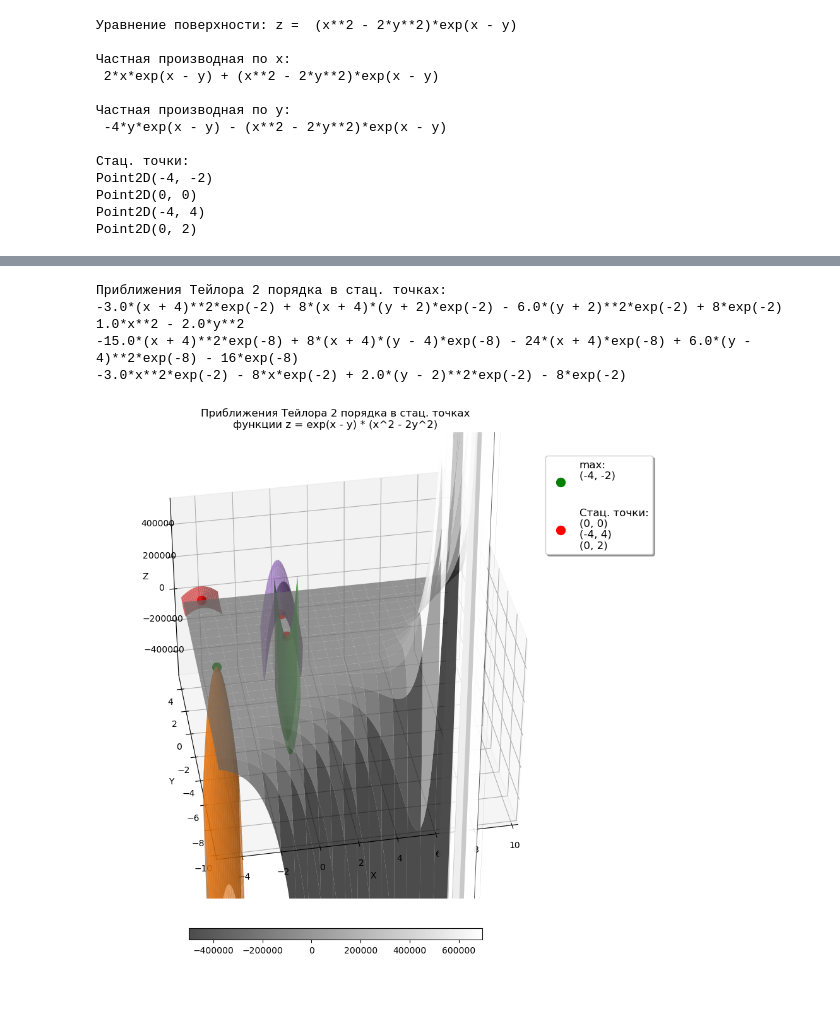
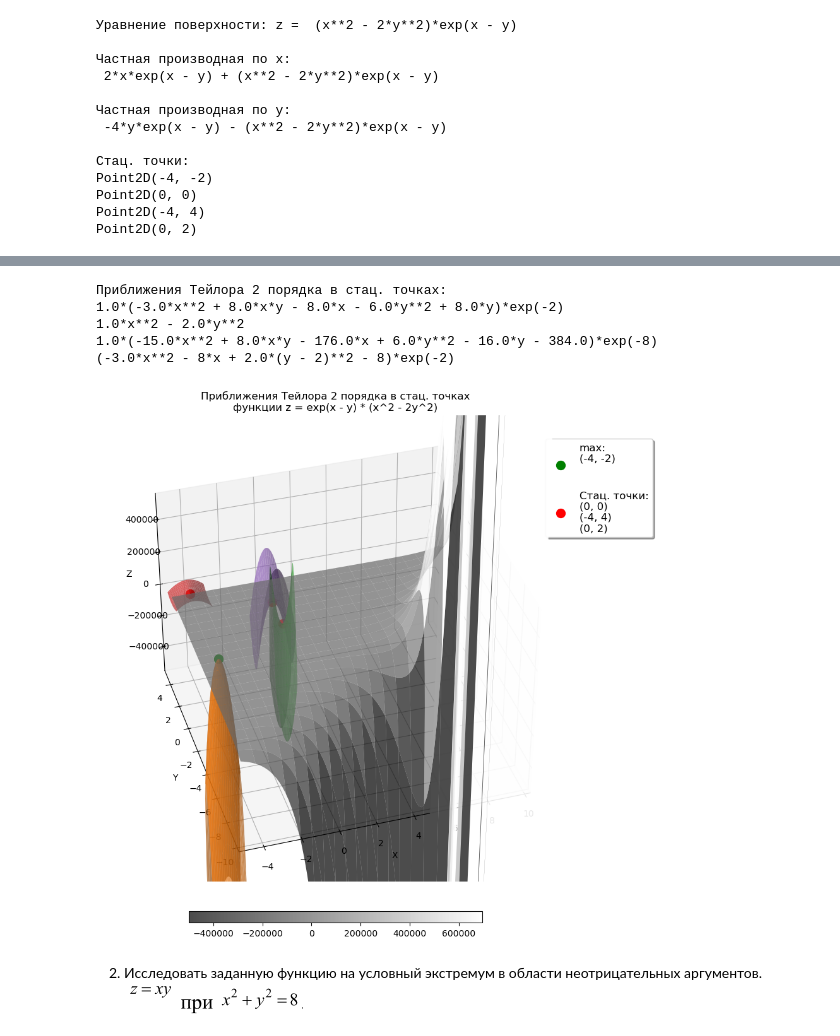
Before and after one commit to Jrvvv/Math_With_Py, a Jupyter notebook: math/TotalWork2.ipynb, the cells around one changed output, grey strips where cells are left out. Drawn from its saved outputs; the diff is of its cells as text; code cells hidden in the pictures; blank space fills up the shorter version.

```diff
--- a/math/TotalWork2.ipynb
+++ b/math/TotalWork2.ipynb
@@ -88,9 +126,9 @@ diff(diff(z, x, 1), y, 1).subs([(x, p[0]), (y, p[1])]) * (x - p[0]) * (y - p[1])
 # z_t1 = (z.subs([(x, p[0]), (y, p[1])]) +
 # z_d_x.subs([(x, p[0]), (y, p[1])]) * (x - p[0]) +
 # z_d_y.subs([(x, p[0]), (y, p[1])]) * (y - p[1]) +
-# 100000 * diff(z, x, 2).subs([(x, p[0]), (y, p[1])]) * (x - p[0])**2 +
-# 100000 * diff(z, y, 2).subs([(x, p[0]), (y, p[1])]) * (y - p[1])**2 +
-# 50000 * diff(diff(z, x, 1), y, 1).subs([(x, p[0]), (y, p[1])]) * (x - p[0]) * (y - p[1]))
+# 1000000 * diff(z, x, 2).subs([(x, p[0]), (y, p[1])]) * (x - p[0])**2 +
+# 1000000 * diff(z, y, 2).subs([(x, p[0]), (y, p[1])]) * (y - p[1])**2 +
+# 500000 * diff(diff(z, x, 1), y, 1).subs([(x, p[0]), (y, p[1])]) * (x - p[0]) * (y - p[1]))
 
 p = p2
 
@@ -104,9 +142,9 @@ diff(diff(z, x, 1), y, 1).subs([(x, p[0]), (y, p[1])]) * (x - p[0]) * (y - p[1])
 # z_t2 = (z.subs([(x, p[0]), (y, p[1])]) +
 # z_d_x.subs([(x, p[0]), (y, p[1])]) * (x - p[0]) +
 # z_d_y.subs([(x, p[0]), (y, p[1])]) * (y - p[1]) +
-# 50000 * diff(z, x, 2).subs([(x, p[0]), (y, p[1])]) * (x - p[0])**2 +
-# 50000 * diff(z, y, 2).subs([(x, p[0]), (y, p[1])]) * (y - p[1])**2 +
-# 25000 * diff(diff(z, x, 1), y, 1).subs([(x, p[0]), (y, p[1])]) * (x - p[0]) * (y - p[1]))
+# 500000 * diff(z, x, 2).subs([(x, p[0]), (y, p[1])]) * (x - p[0])**2 +
+# 500000 * diff(z, y, 2).subs([(x, p[0]), (y, p[1])]) * (y - p[1])**2 +
+# 250000 * diff(diff(z, x, 1), y, 1).subs([(x, p[0]), (y, p[1])]) * (x - p[0]) * (y - p[1]))
 
 
 p = p3
@@ -121,9 +159,9 @@ diff(diff(z, x, 1), y, 1).subs([(x, p[0]), (y, p[1])]) * (x - p[0]) * (y - p[1])
 # z_t3 = (z.subs([(x, p[0]), (y, p[1])]) +
 # z_d_x.subs([(x, p[0]), (y, p[1])]) * (x - p[0]) +
 # z_d_y.subs([(x, p[0]), (y, p[1])]) * (y - p[1]) +
-# 50000 * diff(z, x, 2).subs([(x, p[0]), (y, p[1])]) * (x - p[0])**2 +
-# 50000 * diff(z, y, 2).subs([(x, p[0]), (y, p[1])]) * (y - p[1])**2 +
-# 25000 * diff(diff(z, x, 1), y, 1).subs([(x, p[0]), (y, p[1])]) * (x - p[0]) * (y - p[1]))
+# 5000000 * diff(z, x, 2).subs([(x, p[0]), (y, p[1])]) * (x - p[0])**2 +
+# 5000000 * diff(z, y, 2).subs([(x, p[0]), (y, p[1])]) * (y - p[1])**2 +
+# 2500000 * diff(diff(z, x, 1), y, 1).subs([(x, p[0]), (y, p[1])]) * (x - p[0]) * (y - p[1]))
 
 p = p4
 
@@ -137,21 +175,21 @@ diff(diff(z, x, 1), y, 1).subs([(x, p[0]), (y, p[1])]) * (x - p[0]) * (y - p[1])
 # z_t4 = (z.subs([(x, p[0]), (y, p[1])]) +
 # z_d_x.subs([(x, p[0]), (y, p[1])]) * (x - p[0]) +
 # z_d_y.subs([(x, p[0]), (y, p[1])]) * (y - p[1]) +
-# 50000 * diff(z, x, 2).subs([(x, p[0]), (y, p[1])]) * (x - p[0])**2 +
-# 50000 * diff(z, y, 2).subs([(x, p[0]), (y, p[1])]) * (y - p[1])**2 +
-# 25000 * diff(diff(z, x, 1), y, 1).subs([(x, p[0]), (y, p[1])]) * (x - p[0]) * (y - p[1]))
+# 500000 * diff(z, x, 2).subs([(x, p[0]), (y, p[1])]) * (x - p[0])**2 +
+# 500000 * diff(z, y, 2).subs([(x, p[0]), (y, p[1])]) * (y - p[1])**2 +
+# 250000 * diff(diff(z, x, 1), y, 1).subs([(x, p[0]), (y, p[1])]) * (x - p[0]) * (y - p[1]))
 
 print('\nПриближения Тейлора 2 порядка в стац. точках:')
-print(z_t1)
-print(z_t2)
-print(z_t3)
-print(z_t4)
+print(simplify(z_t1))
+print(simplify(z_t2))
+print(simplify(z_t3))
+print(simplify(z_t4))
 # %% [output]
 Приближения Тейлора 2 порядка в стац. точках:
--3.0*(x + 4)**2*exp(-2) + 8*(x + 4)*(y + 2)*exp(-2) - 6.0*(y + 2)**2*exp(-2) + 8*exp(-2)
+1.0*(-3.0*x**2 + 8.0*x*y - 8.0*x - 6.0*y**2 + 8.0*y)*exp(-2)
 1.0*x**2 - 2.0*y**2
--15.0*(x + 4)**2*exp(-8) + 8*(x + 4)*(y - 4)*exp(-8) - 24*(x + 4)*exp(-8) + 6.0*(y - 4)**2*exp(-8) - 16*exp(-8)
--3.0*x**2*exp(-2) - 8*x*exp(-2) + 2.0*(y - 2)**2*exp(-2) - 8*exp(-2)
+1.0*(-15.0*x**2 + 8.0*x*y - 176.0*x + 6.0*y**2 - 16.0*y - 384.0)*exp(-8)
+(-3.0*x**2 - 8*x + 2.0*(y - 2)**2 - 8)*exp(-2)
 # %%
 # построение графика
 
@@ -180,11 +218,8 @@ ax.set_xlim(-5, 10)
 ax.set_ylim(-10, 5)
 
 # -------------------- Taylor eq in point 1 --------------------------
-f1_t = lambda x, y: (-6000000*(x + 4)**2*exp(-2) +
-                      4000000*(x + 4)*(y + 2)*exp(-2) -
-                      12000000*(y + 2)**2*exp(-2) + 8*exp(-2))
 
-# # ax = fig.add_subplot(1, 1, 1, projection='3d')
+f1_t = lambda x, y: (8*(-750000*(x + 4)**2 + 500000*(x + 4)*(y + 2) - 1500000*(y + 2)**2 + 1)*exp(-2))
 
 xval = np.linspace(-5, -3, 100) # разбиение для x
 yval = np.linspace(-3, -1, 100) # разбиение для y
@@ -195,10 +230,8 @@ z = f1_t(x, y) # вычисляем значения z в точках
 
 surf = ax.plot_surface(x, y, z, rstride=5, cstride=5, alpha=0.7) # строим плоскость
 
-# -------------------- Taylor eq in point 2 --------------------------
+# # -------------------- Taylor eq in point 2 --------------------------
 f2_t = lambda x, y: (1000000*x**2 - 2000000*y**2)
-
-# # ax = fig.add_subplot(1, 1, 1, projection='3d')
 
 xval = np.linspace(-0.6, 0.6, 100) # разбиение для x
 yval = np.linspace(-0.6, 0.6, 100) # разбиение для y
@@ -210,12 +243,10 @@ z = f2_t(x, y) # вычисляем значения z в точках
 surf = ax.plot_surface(x, y, z, rstride=5, cstride=5, alpha=0.7) # строим плоскость
 
 
-# -------------------- Taylor eq in point 3 --------------------------
+# # -------------------- Taylor eq in point 3 --------------------------
 
-f3_t = lambda x, y: (-150000000*(x + 4)**2*exp(-8) + 20000000*(x + 4)*(y - 4)*exp(-8) -
-                      24*(x + 4)*exp(-8) + 60000000*(y - 4)**2*exp(-8) - 16*exp(-8))
-
-# # ax = fig.add_subplot(1, 1, 1, projection='3d')
+f3_t = lambda x, y: (8*(-18750000*x**2 + 2500000*x*y - 160000003*x +
+                         7500000*y**2 - 50000000*y - 220000014)*exp(-8))
 
 xval = np.linspace(-5, -3, 100) # разбиение для x
 yval = np.linspace(3, 5, 100) # разбиение для y
@@ -227,11 +258,9 @@ z = f3_t(x, y) # вычисляем значения z в точках
 surf = ax.plot_surface(x, y, z, rstride=5, cstride=5, alpha=0.7) # строим плоскость
 
 
-# -------------------- Taylor eq in point 4 --------------------------
+# # -------------------- Taylor eq in point 4 --------------------------
 
-f3_t = lambda x, y: (-3000000*x**2*exp(-2) - 8*x*exp(-2) + 2000000*(y - 2)**2*exp(-2) - 8*exp(-2))
-
-# # ax = fig.add_subplot(1, 1, 1, projection='3d')
+f3_t = lambda x, y: (8*(-375000*x**2 - x + 250000*(y - 2)**2 - 1)*exp(-2))
 
 xval = np.linspace(-1, 1, 100) # разбиение для x
 yval = np.linspace(1, 3, 100) # разбиение для y
@@ -242,34 +271,38 @@ z = f3_t(x, y) # вычисляем значения z в точках
 
 surf = ax.plot_surface(x, y, z, rstride=5, cstride=5, alpha=0.7) # строим плоскость
 
-# --------------------------------------------------------------------
+# # --------------------------------------------------------------------
 
 # точки на плоскости
 p1 = np.array([[float(p1[0])], [float(p1[1])], [f(float(p1[0]), float(p1[1]))]])
 p2 = np.array([[float(p2[0])], [float(p2[1])], [f(float(p2[0]), float(p2[1]))]])
 p3 = np.array([[float(p3[0])], [float(p3[1])], [f(float(p3[0]), float(p3[1]))]])
 p4 = np.array([[float(p4[0])], [float(p4[1])], [f(float(p4[0]), float(p4[1]))]])
 
 # построение точек
 ax.scatter(p1[0], p1[1], p1[2], c='green', marker='.', s=400,
             label='max:\n(-4, -2)\n\n')
 ax.scatter(p2[0], p2[1], p2[2], c='red', marker='.', s=400,
             label='Стац. точки:\n(0, 0)\n(-4, 4)\n(0, 2)')
 ax.scatter(p3[0], p3[1], p3[2], c='red', marker='.', s=400)
 ax.scatter(p4[0], p4[1], p4[2], c='red', marker='.', s=400)
 
 plt.legend(bbox_to_anchor=(0.95, 0.95), loc='upper left',
            borderaxespad=0.0, shadow=True, fontsize="12")
 
 ax.set_xlabel('X')
 ax.set_ylabel('Y')
 ax.set_zlabel('Z')
 
 plt.title('Приближения Тейлора 2 порядка в стац. точках\n'
           'функции z = exp(x - y) * (x^2 - 2y^2)')
 
-ax.view_init(37, -100)
+ax.view_init(37, -107)
 
 plt.show()
 # %% [output]
-[figure, old version]
+[figure, new version]
+# %% [markdown]
+2. Исследовать заданную функцию на условный экстремум в области
+неотрицательных аргументов.<br>
+![image.png](attachment:image-2.png)
```
Also changed, not shown: parts of 3 cells of this notebook.
